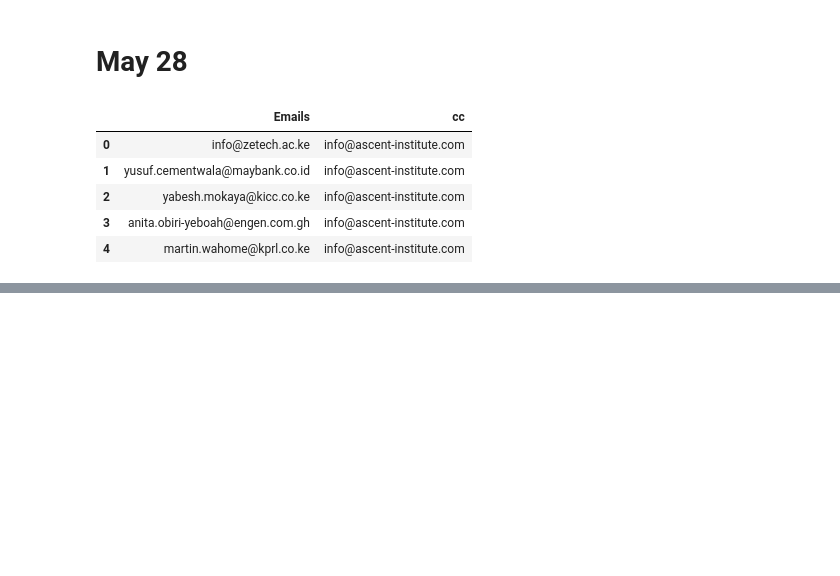
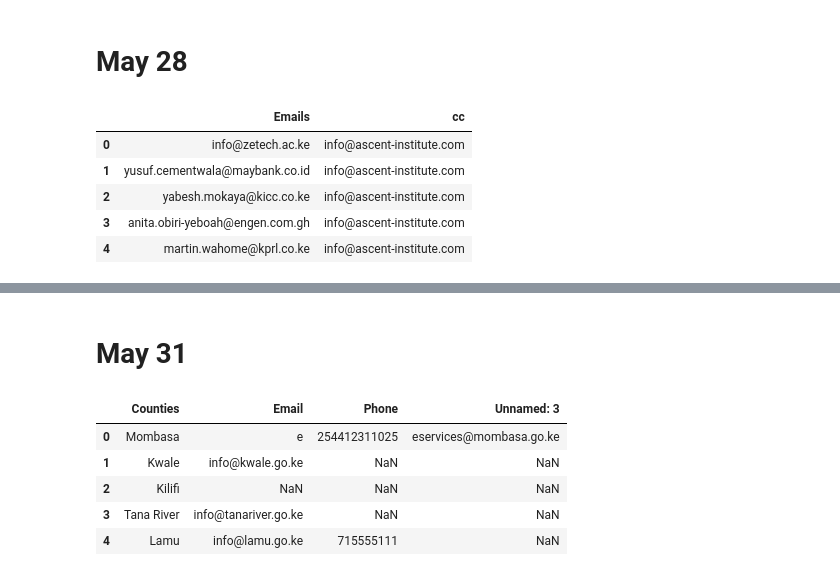
Before and after one commit to IainMosima/bulk-email-sender, a Jupyter notebook: analysis.ipynb, the cells around one changed output, grey strips where cells are left out. Drawn from its saved outputs; the diff is of its cells as text; code cells hidden in the pictures; blank space fills up the shorter version.

```diff
--- a/analysis.ipynb
+++ b/analysis.ipynb
@@ -711,0 +768,12 @@ df_school_emails.to_csv("emails/may/may-28/it_emails.csv",index=False)
+# %% [markdown]
+# May 31
+# %%
+df_may_31_counties = pd.read_csv("emails/may/may-31/Lead Generation 2025 - County Governments.csv")
+df_may_31_counties.head()
+# %% [output]
+|  | Counties | Email | Phone | Unnamed: 3 |
+| 0 | Mombasa | e | 254412311025 | eservices@mombasa.go.ke |
+| 1 | Kwale | info@kwale.go.ke | NaN | NaN |
+| 2 | Kilifi | NaN | NaN | NaN |
+| 3 | Tana River | info@tanariver.go.ke | NaN | NaN |
+| 4 | Lamu | info@lamu.go.ke | 715555111 | NaN |
```
Also changed, not shown: parts of 49 cells of this notebook, 5 other files.
